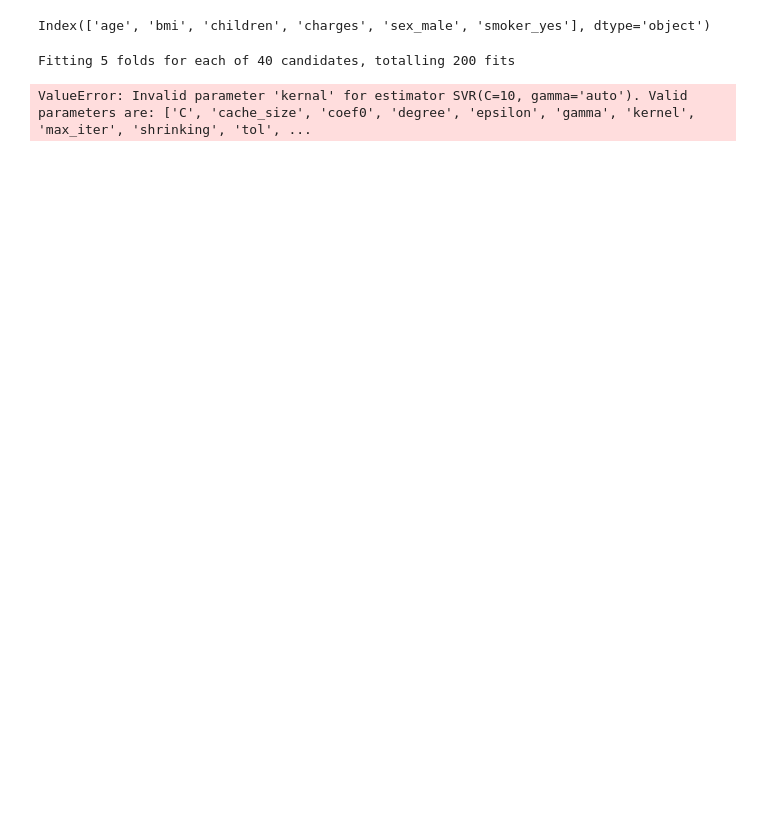
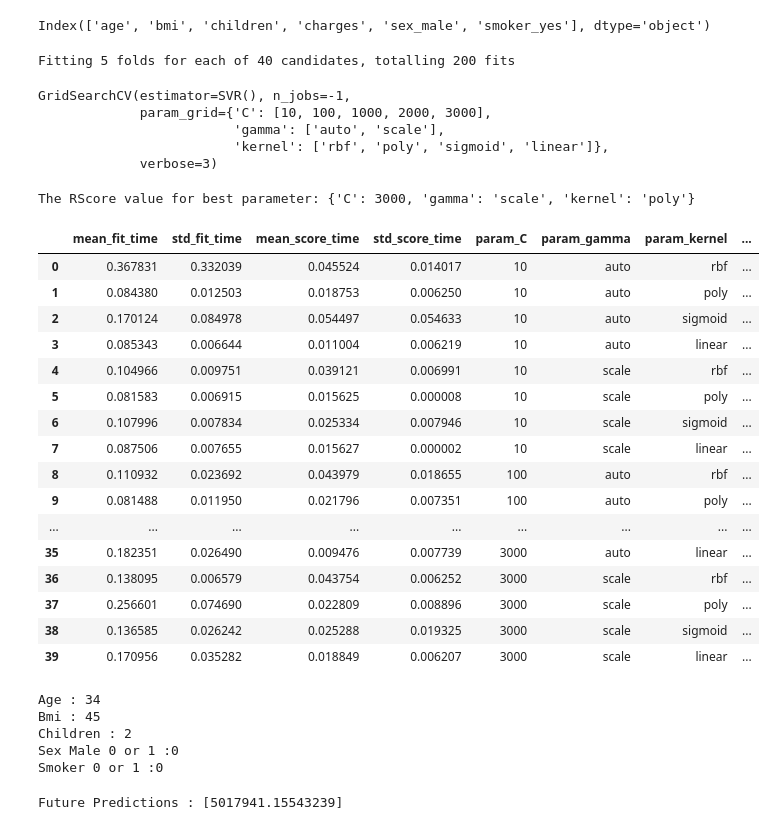
Before and after one commit to ShameemBanuAI/Grid-Search, a Jupyter notebook: SVM_insgridSearchCV.ipynb, the cells around one changed output. Cells and saved outputs as stored; diff of their text form; code cells hidden in the pictures; blank space fills up the shorter version.

```diff
--- a/SVM_insgridSearchCV.ipynb
+++ b/SVM_insgridSearchCV.ipynb
@@ -24,12 +24,58 @@ x_test=sc.transform(x_test)
 # Using gridsearchcv
 from sklearn.model_selection import GridSearchCV
 from sklearn.svm import SVR
-param_grid={'kernal':['rbf','poly','sigmoid','linear'],'C':[10,100,1000,2000,3000],
+param_grid={'kernel':['rbf','poly','sigmoid','linear'],'C':[10,100,1000,2000,3000],
             'gamma':['auto','scale']}
 grid=GridSearchCV(SVR(),param_grid,refit=True,verbose=3,n_jobs=-1)
 grid.fit(x_train,y_train)
 # %% [output]
 Fitting 5 folds for each of 40 candidates, totalling 200 fits
-ValueError: Invalid parameter 'kernal' for estimator SVR(C=10, gamma='auto'). Valid parameters are: ['C', 'cache_size', 'coef0', 'degree', 'epsilon', 'gamma', 'kernel', 'max_iter', 'shrinking', 'tol', ...
+GridSearchCV(estimator=SVR(), n_jobs=-1,
+             param_grid={'C': [10, 100, 1000, 2000, 3000],
+                         'gamma': ['auto', 'scale'],
+                         'kernel': ['rbf', 'poly', 'sigmoid', 'linear']},
+             verbose=3)
 # %%
-re=grid.cv_results
+re=grid.cv_results_
+print("The RScore value for best parameter: {}".format(grid.best_params_))
+# %% [output]
+The RScore value for best parameter: {'C': 3000, 'gamma': 'scale', 'kernel': 'poly'}
+# %%
+table=pd.DataFrame.from_dict(re)
+# %%
+table
+# %% [output]
+|  | mean_fit_time | std_fit_time | mean_score_time | std_score_time | param_C | param_gamma | param_kernel | ... |
+| 0 | 0.367831 | 0.332039 | 0.045524 | 0.014017 | 10 | auto | rbf | ... |
+| 1 | 0.084380 | 0.012503 | 0.018753 | 0.006250 | 10 | auto | poly | ... |
+| 2 | 0.170124 | 0.084978 | 0.054497 | 0.054633 | 10 | auto | sigmoid | ... |
+| 3 | 0.085343 | 0.006644 | 0.011004 | 0.006219 | 10 | auto | linear | ... |
+| 4 | 0.104966 | 0.009751 | 0.039121 | 0.006991 | 10 | scale | rbf | ... |
+| 5 | 0.081583 | 0.006915 | 0.015625 | 0.000008 | 10 | scale | poly | ... |
+| 6 | 0.107996 | 0.007834 | 0.025334 | 0.007946 | 10 | scale | sigmoid | ... |
+| 7 | 0.087506 | 0.007655 | 0.015627 | 0.000002 | 10 | scale | linear | ... |
+| 8 | 0.110932 | 0.023692 | 0.043979 | 0.018655 | 100 | auto | rbf | ... |
+| 9 | 0.081488 | 0.011950 | 0.021796 | 0.007351 | 100 | auto | poly | ... |
+| ... | ... | ... | ... | ... | ... | ... | ... | ... |
+| 35 | 0.182351 | 0.026490 | 0.009476 | 0.007739 | 3000 | auto | linear | ... |
+| 36 | 0.138095 | 0.006579 | 0.043754 | 0.006252 | 3000 | scale | rbf | ... |
+| 37 | 0.256601 | 0.074690 | 0.022809 | 0.008896 | 3000 | scale | poly | ... |
+| 38 | 0.136585 | 0.026242 | 0.025288 | 0.019325 | 3000 | scale | sigmoid | ... |
+| 39 | 0.170956 | 0.035282 | 0.018849 | 0.006207 | 3000 | scale | linear | ... |
+# %%
+age=int(input("Age : "))
+bmi=float(input("Bmi : "))
+children=int(input("Children : "))
+sexMale=int(input("Sex Male 0 or 1 :" ))
+smoker=int(input("Smoker 0 or 1 :"))
+# %% [output]
+Age : 34
+Bmi : 45
+Children : 2
+Sex Male 0 or 1 :0
+Smoker 0 or 1 :0
+# %%
+futurePrediction=grid.predict([[age,bmi,children,sexMale,smoker]])
+print("Future Predictions : {}".format(futurePrediction))
+# %% [output]
+Future Predictions : [5017941.15543239]
```
